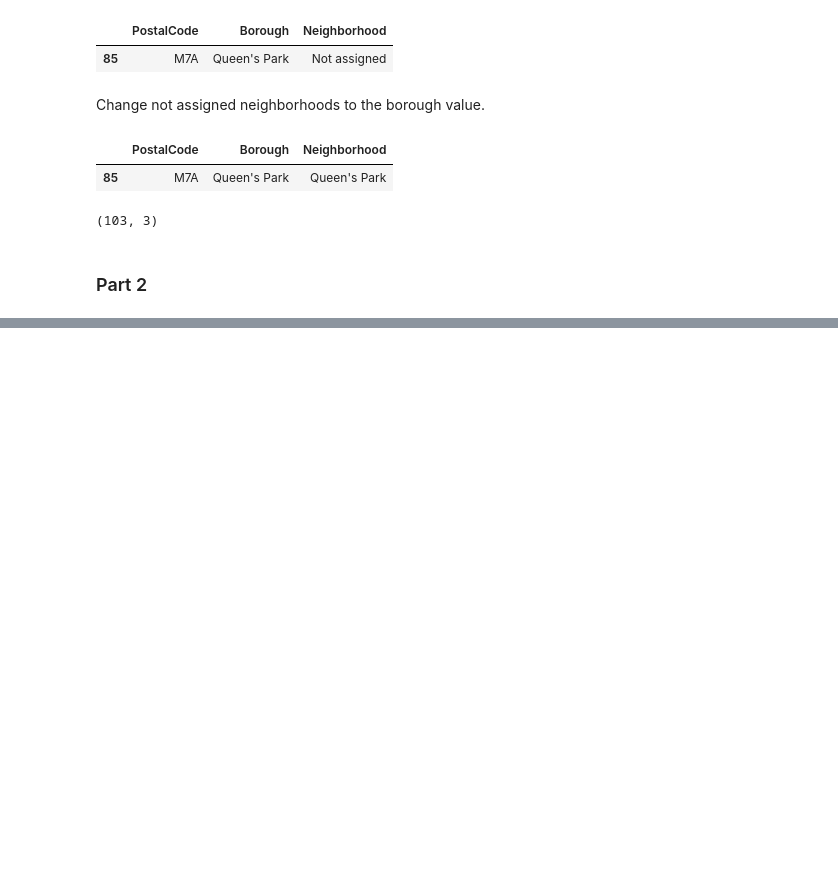
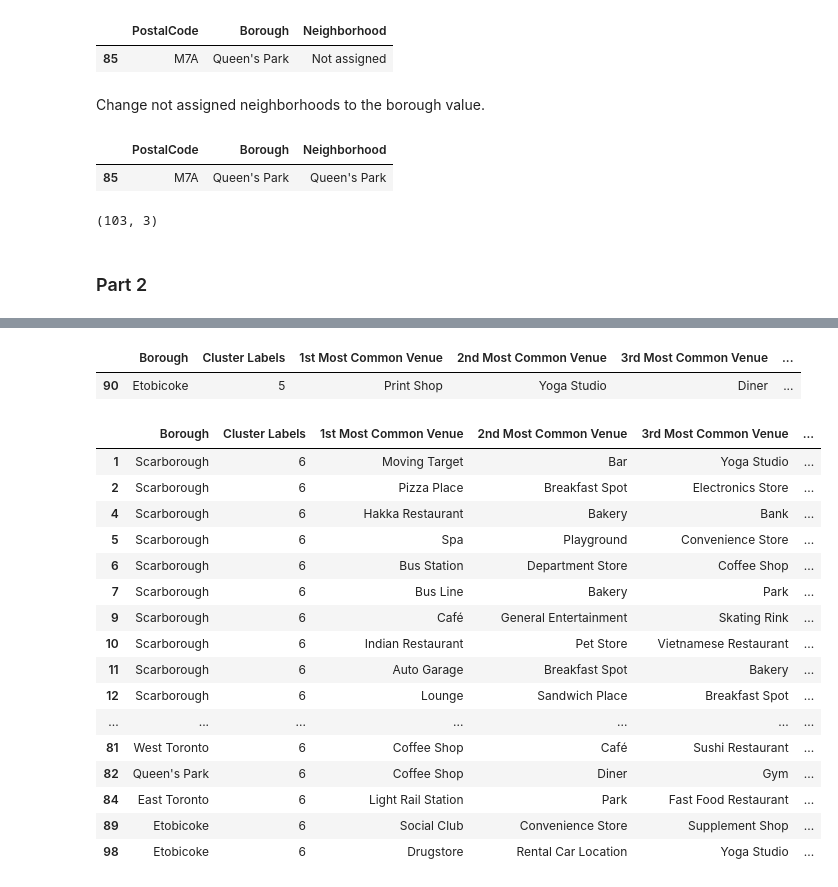
Before and after one commit to terryacox/Coursera_Capstone, a Jupyter notebook: Toronto_Neighborhoods.ipynb, the cells around one changed output, grey strips where cells are left out. Drawn from its saved outputs; the diff is of its cells as text; code cells hidden in the pictures; blank space fills up the shorter version.

```diff
--- a/Toronto_Neighborhoods.ipynb
+++ b/Toronto_Neighborhoods.ipynb
@@ -108,0 +504,25 @@ new_df.shape
+# %%
+to_merged.loc[to_merged['Cluster Labels'] == 5, to_merged.columns[[1] + list(range(5, 11))]]
+# %% [output]
+|  | Borough | Cluster Labels | 1st Most Common Venue | 2nd Most Common Venue | 3rd Most Common Venue | ... |
+| 90 | Etobicoke | 5 | Print Shop | Yoga Studio | Diner | ... |
+# %%
+to_merged.loc[to_merged['Cluster Labels'] == 6, to_merged.columns[[1] + list(range(5, 11))]]
+# %% [output]
+|  | Borough | Cluster Labels | 1st Most Common Venue | 2nd Most Common Venue | 3rd Most Common Venue | ... |
+| 1 | Scarborough | 6 | Moving Target | Bar | Yoga Studio | ... |
+| 2 | Scarborough | 6 | Pizza Place | Breakfast Spot | Electronics Store | ... |
+| 4 | Scarborough | 6 | Hakka Restaurant | Bakery | Bank | ... |
+| 5 | Scarborough | 6 | Spa | Playground | Convenience Store | ... |
+| 6 | Scarborough | 6 | Bus Station | Department Store | Coffee Shop | ... |
+| 7 | Scarborough | 6 | Bus Line | Bakery | Park | ... |
+| 9 | Scarborough | 6 | Café | General Entertainment | Skating Rink | ... |
+| 10 | Scarborough | 6 | Indian Restaurant | Pet Store | Vietnamese Restaurant | ... |
+| 11 | Scarborough | 6 | Auto Garage | Breakfast Spot | Bakery | ... |
+| 12 | Scarborough | 6 | Lounge | Sandwich Place | Breakfast Spot | ... |
+| ... | ... | ... | ... | ... | ... | ... |
+| 81 | West Toronto | 6 | Coffee Shop | Café | Sushi Restaurant | ... |
+| 82 | Queen's Park | 6 | Coffee Shop | Diner | Gym | ... |
+| 84 | East Toronto | 6 | Light Rail Station | Park | Fast Food Restaurant | ... |
+| 89 | Etobicoke | 6 | Social Club | Convenience Store | Supplement Shop | ... |
+| 98 | Etobicoke | 6 | Drugstore | Rental Car Location | Yoga Studio | ... |
```
Also changed, not shown: parts of 38 cells of this notebook.
